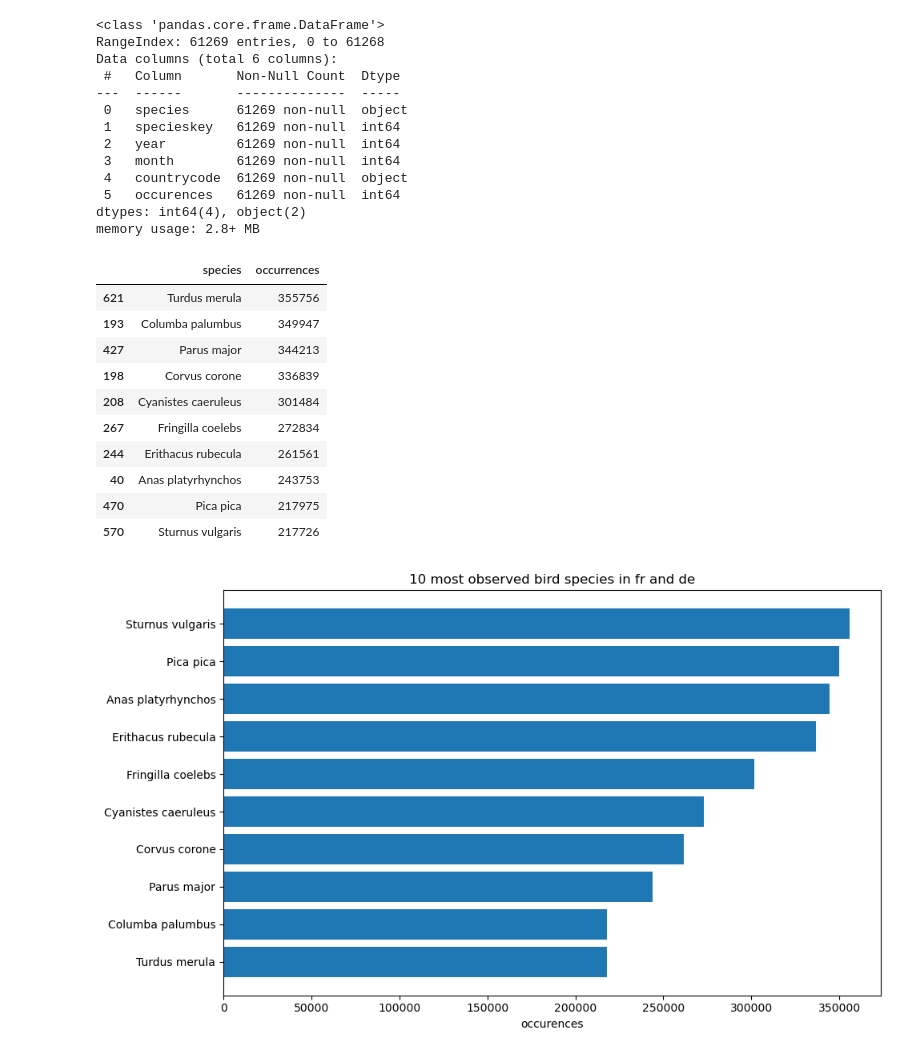
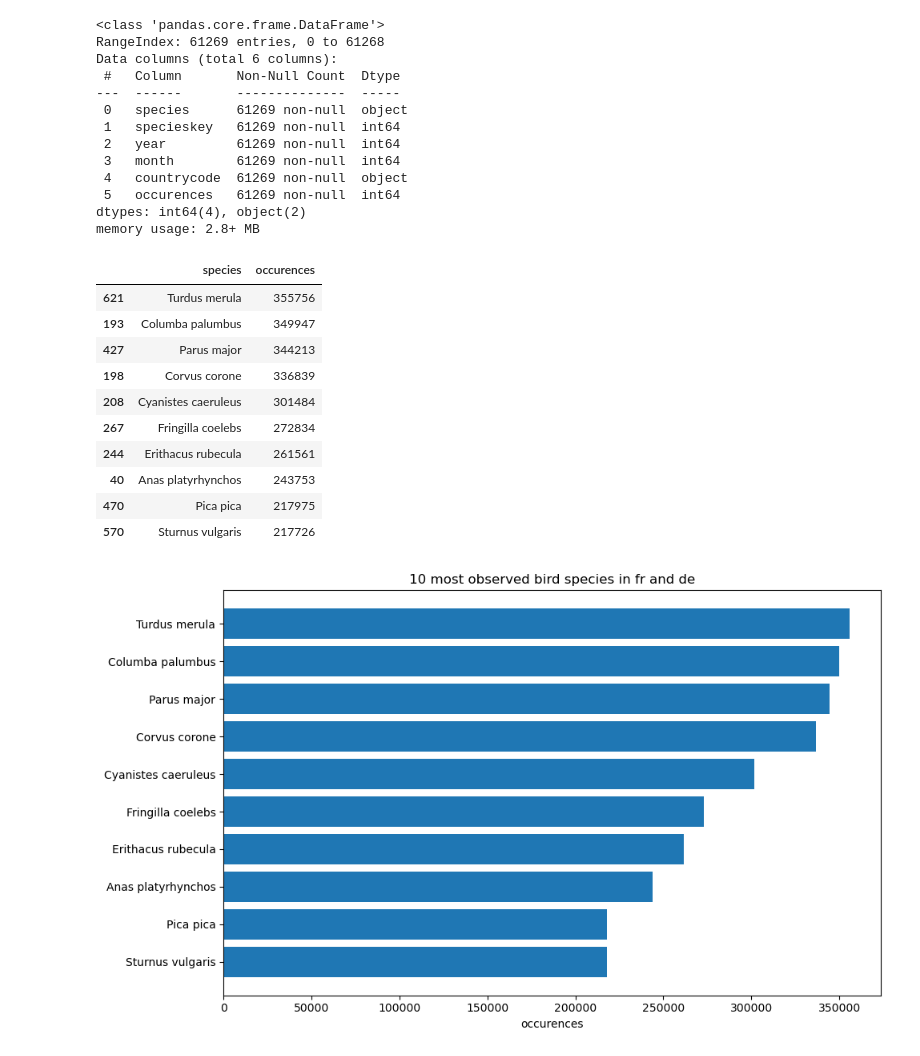
Before and after one commit to Ilse547/SE42-datasciencebasics, a Jupyter notebook: Q1.ipynb, the cells around one changed output. Drawn from its saved outputs; the diff is of its cells as text; code cells hidden in the pictures.

```diff
--- a/Q1.ipynb
+++ b/Q1.ipynb
@@ -49,12 +49,12 @@ Data columns (total 6 columns):
 dtypes: int64(4), object(2)
 memory usage: 2.8+ MB
 # %%
-species_cnt = (df.groupby('species',as_index=False)['occurrences'].sum().sort_values('occurrences', ascending=False))
+species_cnt = (df.groupby('species',as_index=False)['occurences'].sum().sort_values('occurences', ascending=False))
 # %%
 n=10
 species_cnt.head(n)
 # %% [output]
-|  | species | occurrences |
+|  | species | occurences |
 | 621 | Turdus merula | 355756 |
 | 193 | Columba palumbus | 349947 |
 | 427 | Parus major | 344213 |
@@ -68,9 +68,9 @@ species_cnt.head(n)
 # %%
 mpl.figure(figsize=(10,6))
 top=species_cnt.head(n)
-mpl.barh(top['species'][::1],top['occurrences'][::-1])
+mpl.barh(top['species'][::-1],top['occurences'][::-1])
 mpl.xlabel('occurences')
 mpl.title('10 most observed bird species in fr and de')
 mpl.tight_layout()
 # %% [output]
-[figure, old version]
+[figure, new version]
```
Also changed, not shown: 1 other file.
